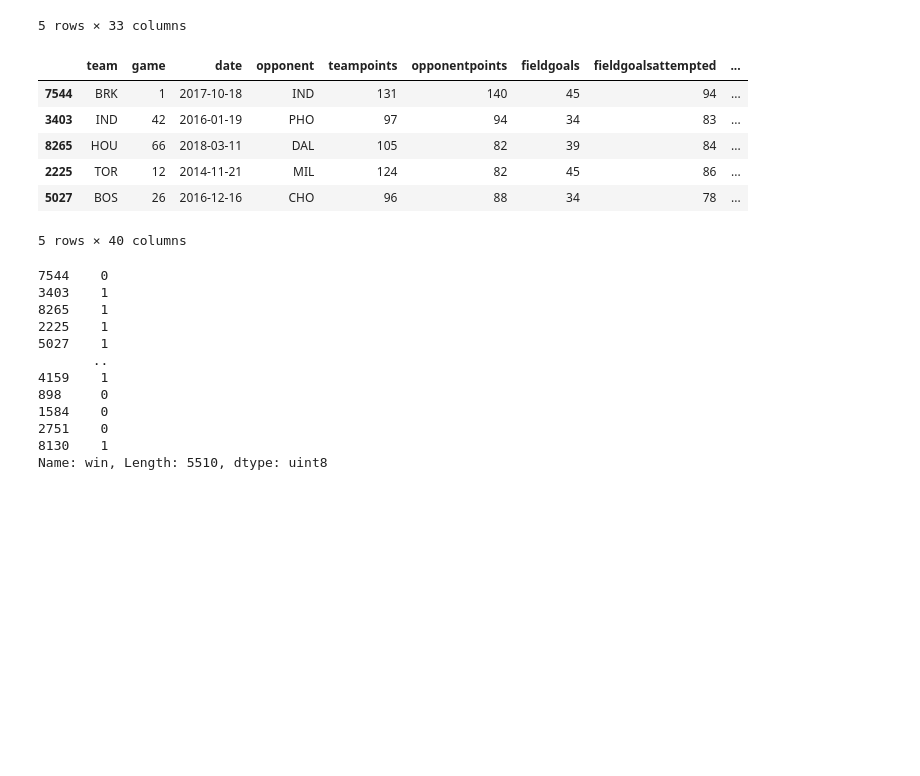
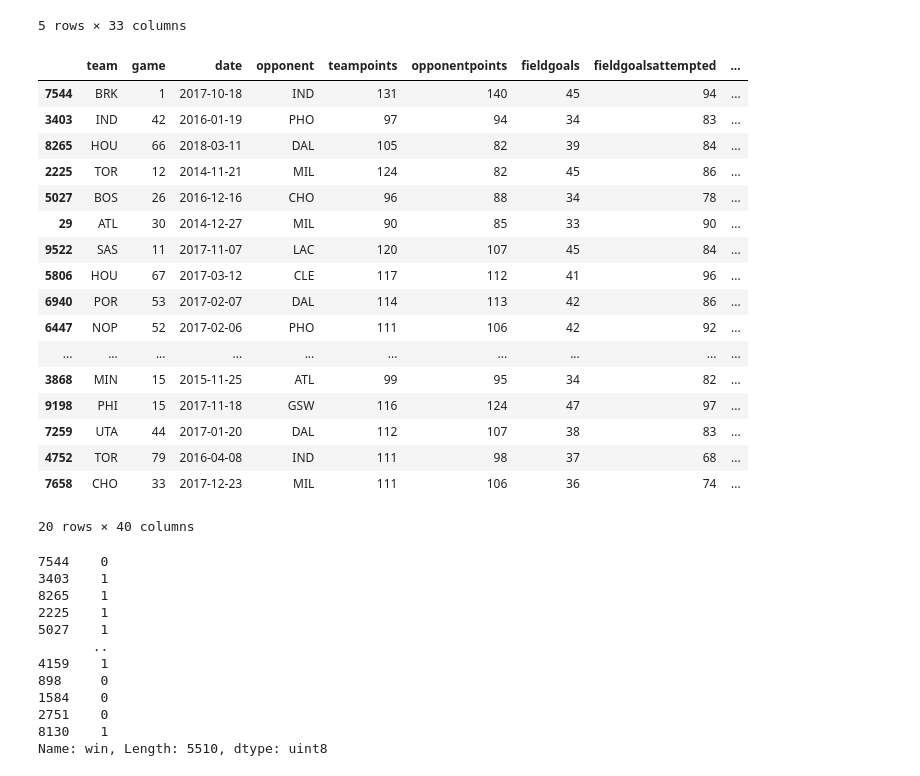
Before and after one commit to george887/NBA_stats, a Jupyter notebook: MVP_walkthru.ipynb, the cells around one changed output. Cells and saved outputs as stored; diff of their text form; code cells hidden in the pictures; blank space fills up the shorter version.

```diff
--- a/MVP_walkthru.ipynb
+++ b/MVP_walkthru.ipynb
@@ -354,15 +354,26 @@ train_scaled.head()
 | 5027 | 0.368421 | 0.260870 | 0.383085 | 0.36 | ... |
 5 rows × 33 columns
 # %%
-train.head()
+train.head(20)
 # %% [output]
 |  | team | game | date | opponent | teampoints | opponentpoints | fieldgoals | fieldgoalsattempted | ... |
 | 7544 | BRK | 1 | 2017-10-18 | IND | 131 | 140 | 45 | 94 | ... |
 | 3403 | IND | 42 | 2016-01-19 | PHO | 97 | 94 | 34 | 83 | ... |
 | 8265 | HOU | 66 | 2018-03-11 | DAL | 105 | 82 | 39 | 84 | ... |
 | 2225 | TOR | 12 | 2014-11-21 | MIL | 124 | 82 | 45 | 86 | ... |
 | 5027 | BOS | 26 | 2016-12-16 | CHO | 96 | 88 | 34 | 78 | ... |
+| 29 | ATL | 30 | 2014-12-27 | MIL | 90 | 85 | 33 | 90 | ... |
+| 9522 | SAS | 11 | 2017-11-07 | LAC | 120 | 107 | 45 | 84 | ... |
+| 5806 | HOU | 67 | 2017-03-12 | CLE | 117 | 112 | 41 | 96 | ... |
+| 6940 | POR | 53 | 2017-02-07 | DAL | 114 | 113 | 42 | 86 | ... |
+| 6447 | NOP | 52 | 2017-02-06 | PHO | 111 | 106 | 42 | 92 | ... |
+| ... | ... | ... | ... | ... | ... | ... | ... | ... | ... |
+| 3868 | MIN | 15 | 2015-11-25 | ATL | 99 | 95 | 34 | 82 | ... |
+| 9198 | PHI | 15 | 2017-11-18 | GSW | 116 | 124 | 47 | 97 | ... |
+| 7259 | UTA | 44 | 2017-01-20 | DAL | 112 | 107 | 38 | 83 | ... |
+| 4752 | TOR | 79 | 2016-04-08 | IND | 111 | 98 | 37 | 68 | ... |
+| 7658 | CHO | 33 | 2017-12-23 | MIL | 111 | 106 | 36 | 74 | ... |
-5 rows × 40 columns
+20 rows × 40 columns
 # %%
 y_train = train['win']
 # %%
```
Also changed, not shown: 4 other files.
